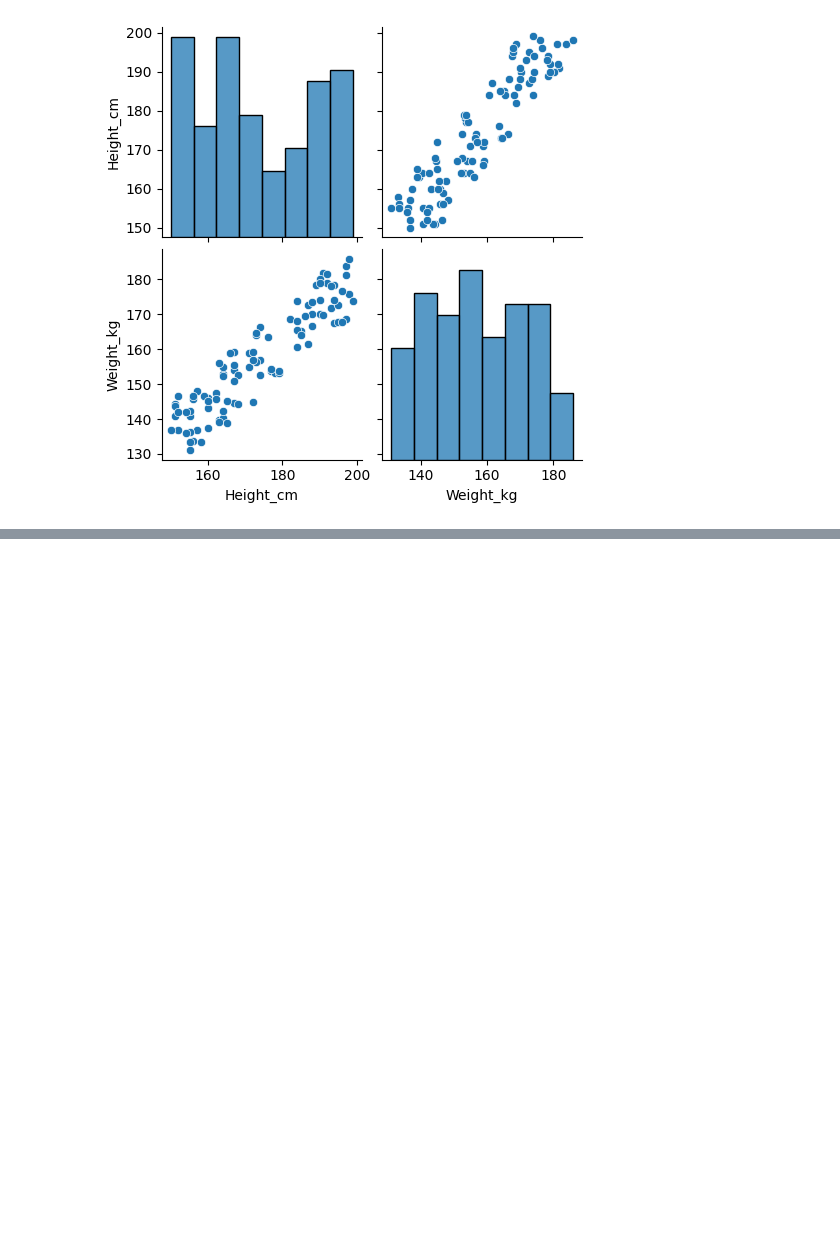
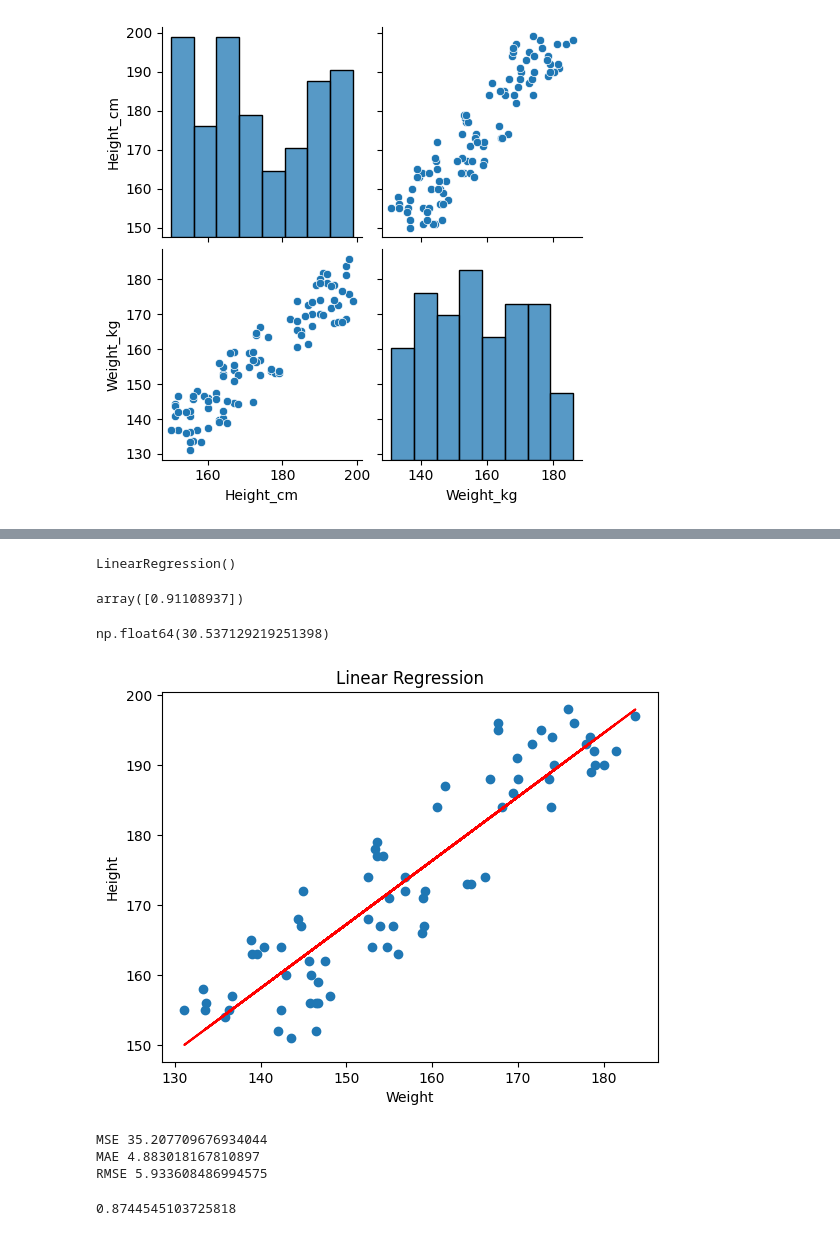
Before and after one commit to phigratio/Machine-Learning, a Jupyter notebook: SimpleLinearRegression.ipynb, the cells around one changed output, grey strips where cells are left out. Drawn from its saved outputs; the diff is of its cells as text; code cells hidden in the pictures; blank space fills up the shorter version.

Commit message:
Implemented basic Linear Regression

```diff
--- a/SimpleLinearRegression.ipynb
+++ b/SimpleLinearRegression.ipynb
@@ -188,0 +174,2 @@ sns.pairplot(df)
+# %%
+scaler.fit_transform(X_train)
@@ -188,0 +214,27 @@ sns.pairplot(df)
+# %%
+## Apply Simple Linear Regression
+from sklearn.linear_model import LinearRegression
+lr=LinearRegression()
+# %%
+lr.fit(X_train,Y_train)
+# %% [output]
+LinearRegression()
+# %%
+lr.coef_
+# %% [output]
+array([0.91108937])
+# %%
+lr.intercept_
+# %% [output]
+np.float64(30.537129219251398)
+# %%
+predicted_lr=lr.predict(X_train)
+# %%
+plt.scatter(X_train,Y_train)
+plt.plot(X_train,predicted_lr,color='red')
+plt.xlabel('Weight')
+plt.ylabel('Height')
+plt.title('Linear Regression')
+plt.show()
+# %% [output]
+[figure, added]
@@ -188,0 +246,17 @@ sns.pairplot(df)
+# %%
+mse=mean_squared_error(Y_test,y_pred)
+mae=mean_absolute_error(Y_test,y_pred)
+rmse=np.sqrt(mse)
+print("MSE",mse)
+print("MAE",mae)
+print("RMSE",rmse)
+# %% [output]
+MSE 35.207709676934044
+MAE 4.883018167810897
+RMSE 5.933608486994575
+# %%
+# Rsquare
+from sklearn.metrics import r2_score
+r2_score(Y_test,y_pred)
+# %% [output]
+0.8744545103725818
```
Also changed, not shown: parts of 22 cells of this notebook.
